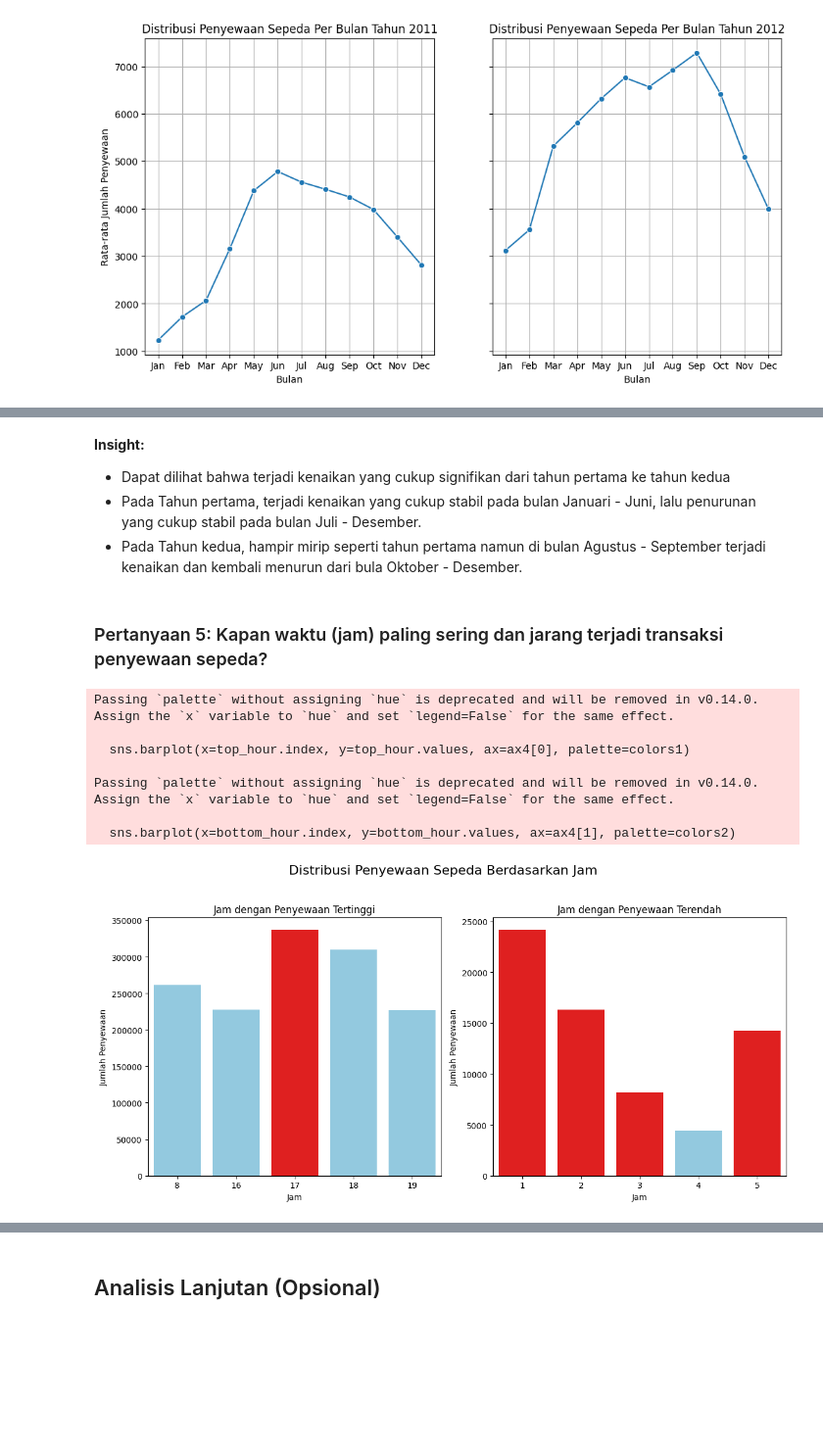
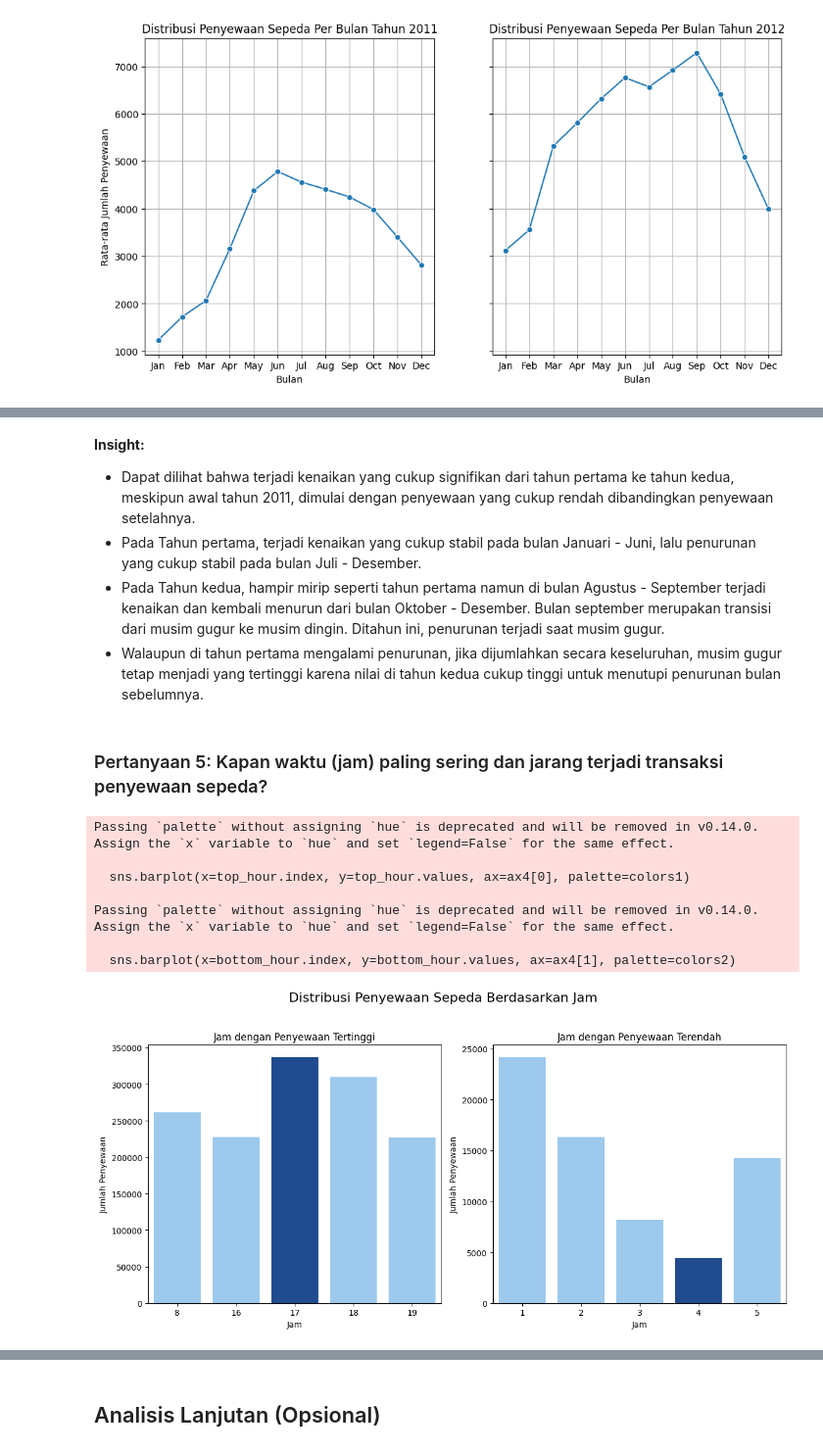
Before and after one commit to syifagusriani/Project_Analisis_Data_Dicoding-SGR, a Jupyter notebook: Syifa_Gusriani_Rohman_Proyek_Analisis_Data.ipynb, the cells around one changed output, grey strips where cells are left out. Shown at 98% size. Saved outputs shown, nothing was run; the diff lists cells and outputs as text; code cells hidden in the pictures; blank space fills up the shorter version.

```diff
--- a/Syifa_Gusriani_Rohman_Proyek_Analisis_Data.ipynb
+++ b/Syifa_Gusriani_Rohman_Proyek_Analisis_Data.ipynb
@@ -473,0 +556,29 @@ plt.show()
+# %%
+# Preparasi data  berdasarkan oengguna casual dan registered
+data = {
+    'Casual': {
+        'Hari Libur': weekend_holiday['casual'].sum(),
+        'Hari Kerja': working_day['casual'].sum()
+    },
+    'Registered': {
+        'Hari Libur': weekend_holiday['registered'].sum(),
+        'Hari Kerja': working_day['registered'].sum()
+    }
+}
+
+# Visualisasi bar chart
+fig, ax = plt.subplots(1, 2, figsize=(12, 6))
+categories = ['Hari Libur', 'Hari Kerja']
+
+for i, (user_type, values) in enumerate(data.items()):
+    colors = ['#0D47A1' if values['Hari Libur'] > values['Hari Kerja'] else '#90CAF9',
+              '#90CAF9' if values['Hari Libur'] > values['Hari Kerja'] else '#0D47A1']
+
+    ax[i].bar(categories, list(values.values()), color=colors)
+    ax[i].set_title(f'Penyewaan Pengguna {user_type}')
+    ax[i].set_ylabel('Jumlah Penyewaan')
+    ax[i].set_xlabel('Kategori Hari')
+    ax[i].tick_params(axis='x', labelsize=13)
+
+plt.tight_layout()
+plt.show()
@@ -510,8 +638,9 @@ plt.show()
 # %% [markdown]
 **Insight:**
-- Dapat dilihat bahwa terjadi kenaikan yang cukup signifikan dari tahun pertama ke tahun kedua
+- Dapat dilihat bahwa terjadi kenaikan yang cukup signifikan dari tahun pertama ke tahun kedua, meskipun awal tahun 2011, dimulai dengan penyewaan yang cukup rendah dibandingkan penyewaan setelahnya.
 - Pada Tahun pertama, terjadi kenaikan yang  cukup stabil pada bulan Januari - Juni, lalu penurunan yang cukup stabil pada bulan Juli - Desember.
-- Pada Tahun kedua, hampir mirip seperti tahun pertama namun di bulan Agustus - September terjadi kenaikan dan kembali menurun dari bula Oktober - Desember.
+- Pada Tahun kedua, hampir mirip seperti tahun pertama namun di bulan Agustus - September terjadi kenaikan dan kembali menurun dari bulan Oktober - Desember. Bulan september merupakan transisi dari musim gugur ke musim dingin. Ditahun ini, penurunan terjadi saat musim gugur.
+- Walaupun di tahun pertama mengalami penurunan, jika dijumlahkan secara keseluruhan, musim gugur tetap menjadi yang tertinggi karena nilai di tahun kedua cukup tinggi untuk menutupi penurunan bulan sebelumnya.
 # %% [markdown]
 ### Pertanyaan 5: Kapan waktu (jam) paling sering dan jarang terjadi transaksi penyewaan sepeda?
 # %%
@@ -526,38 +655,39 @@ bottom = bottom_hour.sort_index(ascending=True)
 # Mendapatkan nilai maks dan min
 top_index = top_hour.idxmax()
 bottom_index = bottom_hour.idxmin()
+#'#90CAF9', '#0D47A1'
 
 # Menentukan warna
-colors1 = ['red' if i == top_index else 'skyblue' for i in top.index]
-colors2 = ['skyblue' if i == bottom_index else 'red' for i in bottom.index]
+colors1 = ['#0D47A1' if i == top_index else '#90CAF9' for i in top.index]
+colors2 = ['#0D47A1' if i == bottom_index else '#90CAF9' for i in bottom.index]
 
 # Membuat subplot
 fig, ax4 = plt.subplots(1, 2, figsize=(12, 6))
 fig.suptitle('Distribusi Penyewaan Sepeda Berdasarkan Jam', fontsize=16)
 
 # Plot untuk top_hour
 sns.barplot(x=top_hour.index, y=top_hour.values, ax=ax4[0], palette=colors1)
 ax4[0].set_title('Jam dengan Penyewaan Tertinggi')
 ax4[0].set_xlabel('Jam')
 ax4[0].set_ylabel('Jumlah Penyewaan')
 
 # Plot untuk bottom_hour
 sns.barplot(x=bottom_hour.index, y=bottom_hour.values, ax=ax4[1], palette=colors2)
 ax4[1].set_title('Jam dengan Penyewaan Terendah')
 ax4[1].set_xlabel('Jam')
 ax4[1].set_ylabel('Jumlah Penyewaan')
 
 # Menyesuaikan tata letak
 plt.tight_layout(rect=[0, 0, 1, 0.95])
 plt.show()
 # %% [output]
 Passing `palette` without assigning `hue` is deprecated and will be removed in v0.14.0. Assign the `x` variable to `hue` and set `legend=False` for the same effect.
 
   sns.barplot(x=top_hour.index, y=top_hour.values, ax=ax4[0], palette=colors1)
 
 Passing `palette` without assigning `hue` is deprecated and will be removed in v0.14.0. Assign the `x` variable to `hue` and set `legend=False` for the same effect.
 
   sns.barplot(x=bottom_hour.index, y=bottom_hour.values, ax=ax4[1], palette=colors2)
-[figure, old version]
+[figure, new version]
 # %% [markdown]
 **Insight:**
```
Also changed, not shown: parts of 50 cells of this notebook.
